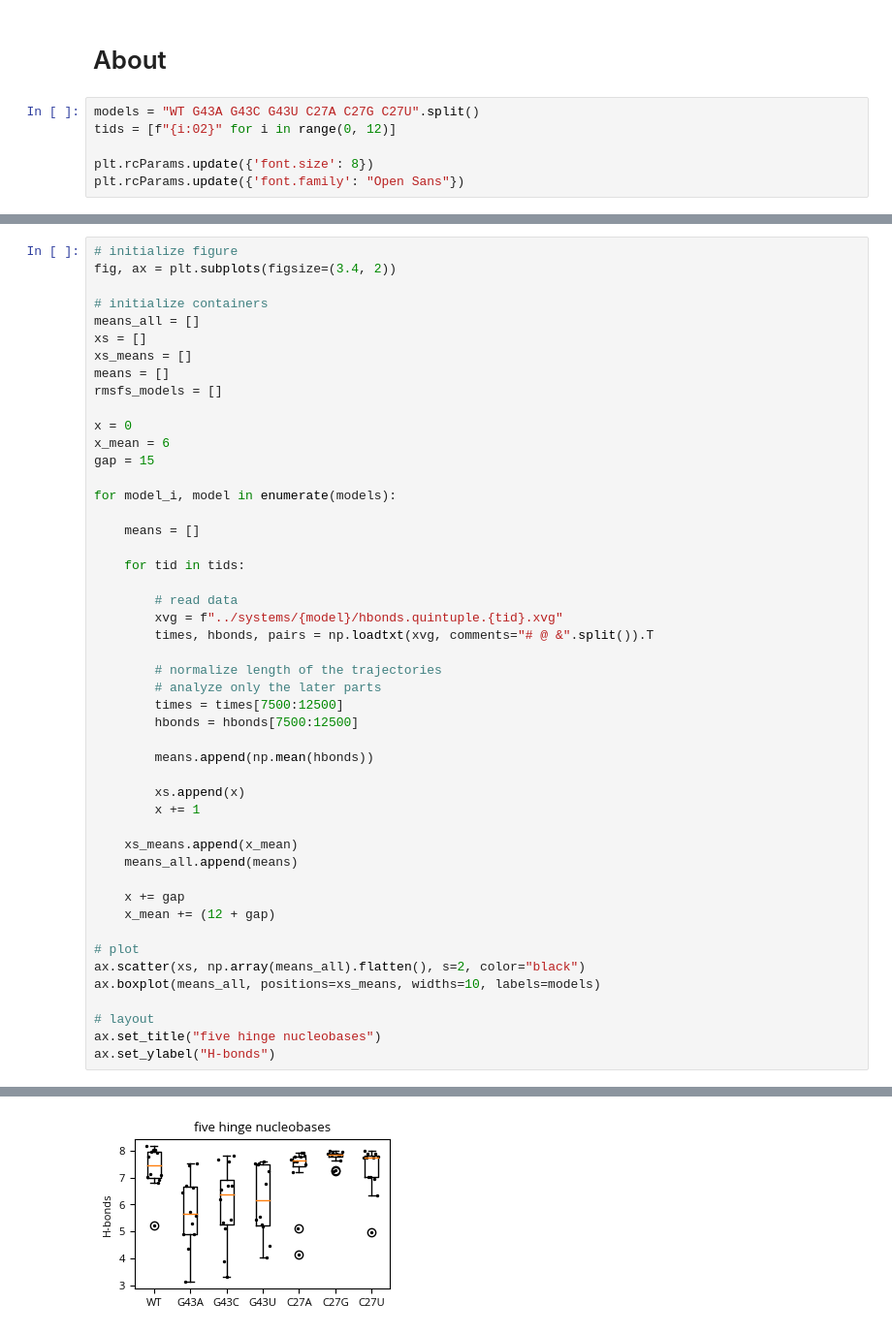
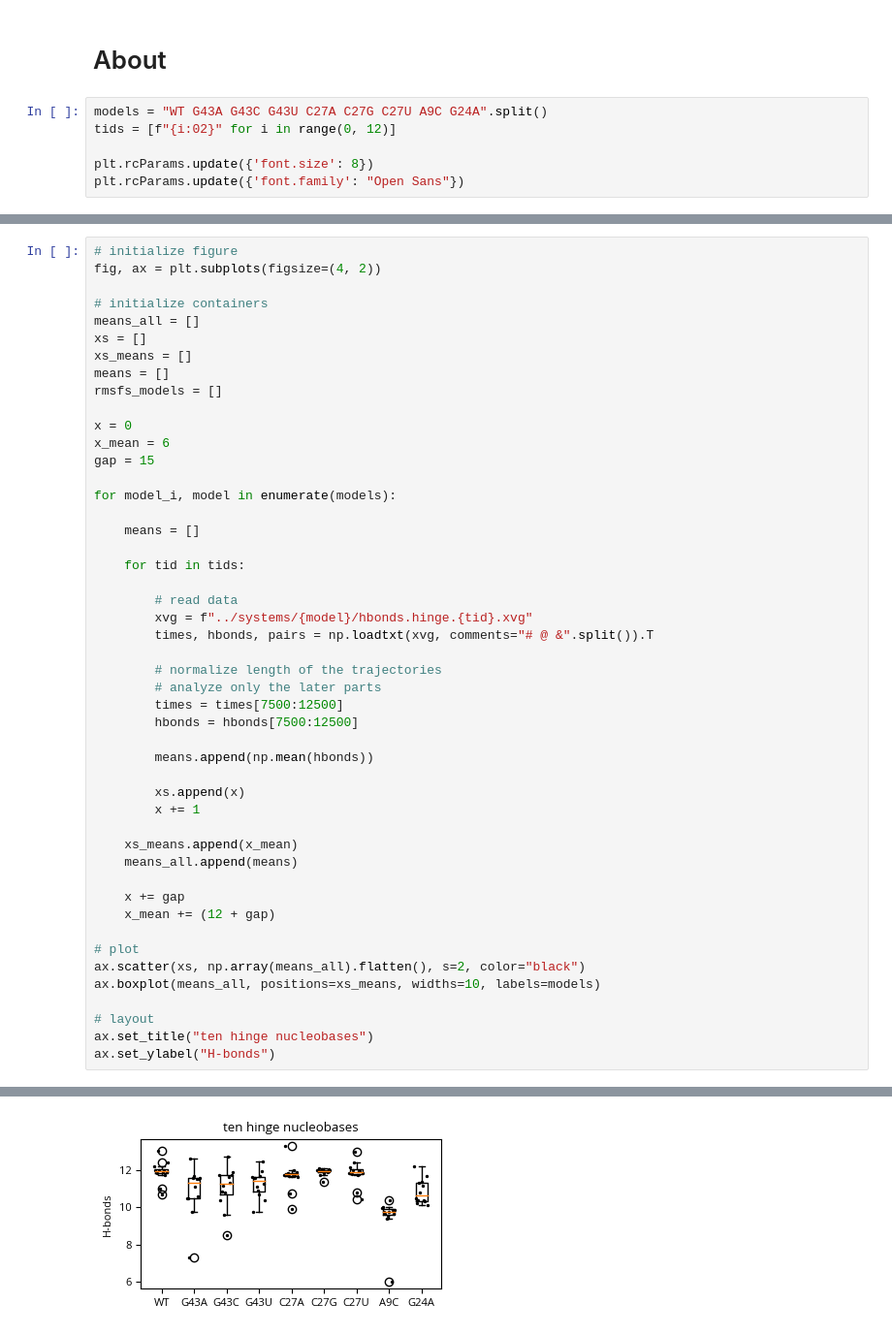
Before and after one commit to kolarlab/fakih-4bp-trnas, a Jupyter notebook: analysis/scripts/figures.ipynb, the cells around one changed output, grey strips where cells are left out. Shown at 97% size. Saved outputs shown, nothing was run; the diff lists cells and outputs as text.

```diff
--- a/analysis/scripts/figures.ipynb
+++ b/analysis/scripts/figures.ipynb
@@ -6,7 +6,7 @@ import scipy.stats as stats
 # %% [markdown]
 # About
 # %%
-models = "WT G43A G43C G43U C27A C27G C27U".split()
+models = "WT G43A G43C G43U C27A C27G C27U A9C G24A".split()
 tids = [f"{i:02}" for i in range(0, 12)]
 
 plt.rcParams.update({'font.size': 8})
@@ -16,6 +16,6 @@ plt.rcParams.update({'font.family': "Open Sans"})
 # %%
 # initialize figure
-fig, ax = plt.subplots(figsize=(3.4, 2))
+fig, ax = plt.subplots(figsize=(4, 2))
 
 # initialize containers
 means_all = []
@@ -34,36 +34,36 @@ for model_i, model in enumerate(models):
 
     for tid in tids:
 
         # read data
-        xvg = f"../systems/{model}/hbonds.quintuple.{tid}.xvg"
+        xvg = f"../systems/{model}/hbonds.hinge.{tid}.xvg"
         times, hbonds, pairs = np.loadtxt(xvg, comments="# @ &".split()).T
 
         # normalize length of the trajectories
         # analyze only the later parts
         times = times[7500:12500]
         hbonds = hbonds[7500:12500]
 
         means.append(np.mean(hbonds))
 
         xs.append(x)
         x += 1
 
     xs_means.append(x_mean)
     means_all.append(means)
 
     x += gap
     x_mean += (12 + gap)
 
 # plot
 ax.scatter(xs, np.array(means_all).flatten(), s=2, color="black")
 ax.boxplot(means_all, positions=xs_means, widths=10, labels=models)
 
 # layout
-ax.set_title("five hinge nucleobases")
+ax.set_title("ten hinge nucleobases")
 ax.set_ylabel("H-bonds")
 # %% [output]
 Text(0, 0.5, 'H-bonds')
-[figure, old version]
+[figure, new version]
 # %%
 ps = []
 for i in range(len(means_all)):
```
Also changed, not shown: parts of 11 cells of this notebook.
